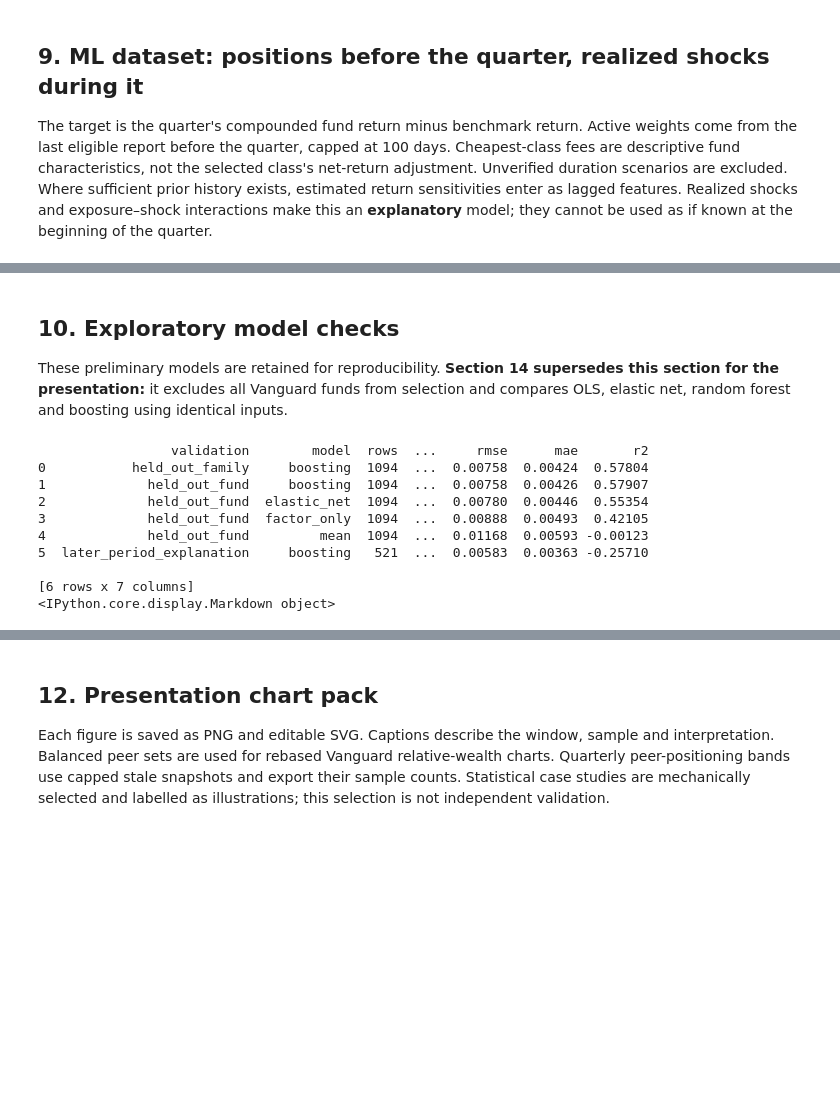
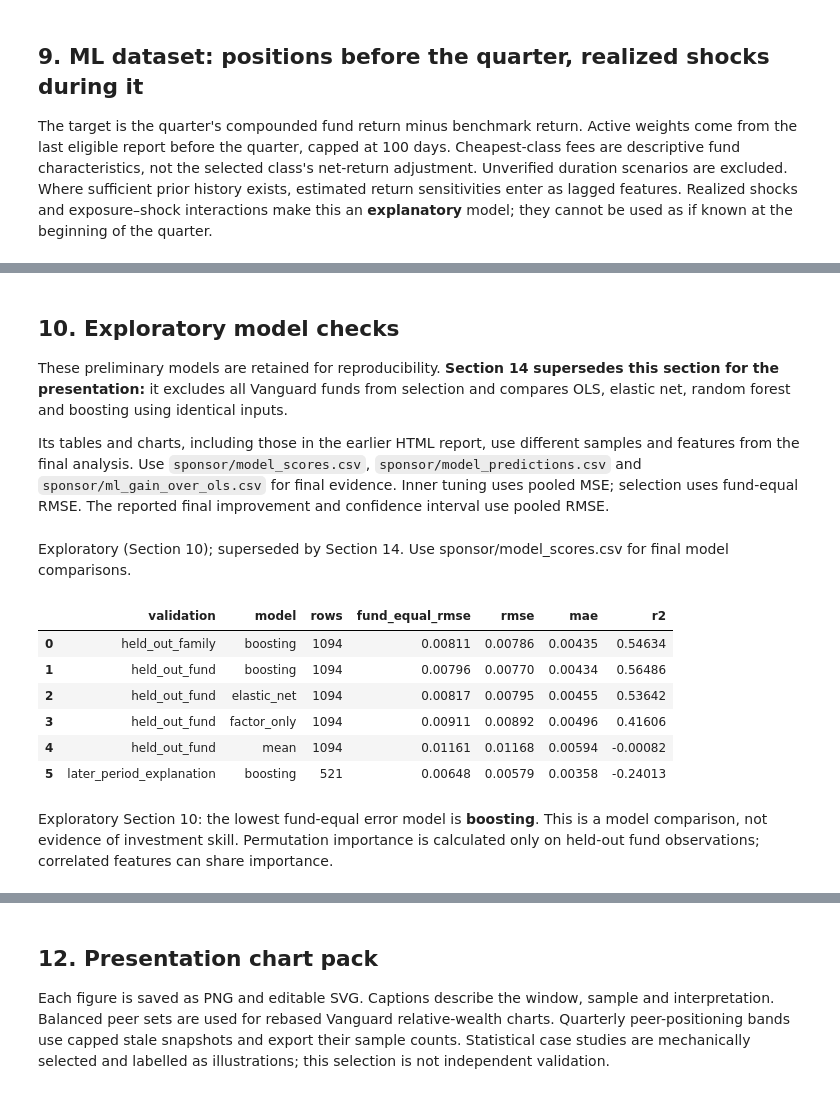
Before and after one commit to dakshg01/vanguard-cmu-capstone, a Jupyter notebook: Vanguard_Full_Analysis_With_Bloomberg_v2.ipynb, the cells around one changed output, grey strips where cells are left out. Saved outputs shown, nothing was run; the diff lists cells and outputs as text; code cells hidden in the pictures; blank space fills up the shorter version.

```diff
--- a/Vanguard_Full_Analysis_With_Bloomberg_v2.ipynb
+++ b/Vanguard_Full_Analysis_With_Bloomberg_v2.ipynb
@@ -945,7 +976,10 @@ note(f'ML panel: {len(ml_panel):,} fund-quarters, {ml_panel.series_id.nunique()
 ## 10. Exploratory model checks
 
 These preliminary models are retained for reproducibility. **Section 14 supersedes this section for the presentation:** it excludes all Vanguard funds from selection and compares OLS, elastic net, random forest and boosting using identical inputs.
+
+Its tables and charts, including those in the earlier HTML report, use different samples and features from the final analysis. Use `sponsor/model_scores.csv`, `sponsor/model_predictions.csv` and `sponsor/ml_gain_over_ols.csv` for final evidence. Inner tuning uses pooled MSE; selection uses fund-equal RMSE. The reported final improvement and confidence interval use pooled RMSE.
 # %%
+exploratory_ml_label='Exploratory (Section 10); superseded by Section 14'
 ml_predictions=[];ml_scores=[];ml_importance=[];ml_parameters=[];ml_coefs=[];final_ml=None
 def make_estimator(kind):
     if kind=='boosting':
@@ -1003,48 +1037,48 @@ if len(ml_panel)>=100 and ml_panel.series_id.nunique()>=10 and len(shock_cols)>=
     selected=initial_scores[initial_scores.model.isin(['elastic_net','boosting'])].sort_values('fund_equal_rmse').iloc[0].model
     # Family holdout evaluates the selected specification on related-fund separation.
     family_folds=GroupKFold(n_splits=min(5,ml_panel.manager.nunique()))
     for fold,(tr,te) in enumerate(family_folds.split(ml_panel,groups=ml_panel.manager)):
         train=ml_panel.iloc[tr];test=ml_panel.iloc[te]
         check('whole-family ML split',set(train.manager).isdisjoint(test.manager),fold)
         est,pars=fit_ml(selected,train,feature_cols,train.manager)
         with threadpool_limits(limits=1):pred=est.predict(test[feature_cols])
         z=test[['series_id','quarter_end','target']].copy();z['prediction']=pred;z['fold']=fold;z['model']=selected;z['validation']='held_out_family';ml_predictions.append(z)
     # Later-period explanatory test: macro shocks remain realized, so do not call this forecasting.
     for year in [2023,2024,2025]:
         train=ml_panel[ml_panel.quarter_end.dt.year<year];test=ml_panel[ml_panel.quarter_end.dt.year==year]
         if len(train)<80 or len(test)<20 or train.series_id.nunique()<5:continue
         check('forward calendar split',train.quarter_end.max()<test.quarter_end.min())
         est,pars=fit_ml(selected,train,feature_cols,train.series_id)
         with threadpool_limits(limits=1):pred=est.predict(test[feature_cols])
         z=test[['series_id','quarter_end','target']].copy();z['prediction']=pred;z['fold']=year;z['model']=selected;z['validation']='later_period_explanation';ml_predictions.append(z)
     oof=pd.concat(ml_predictions,ignore_index=True)
     for (validation,model),z in oof.groupby(['validation','model']):
         per_fund=z.groupby('series_id').apply(lambda a:np.mean((a.target-a.prediction)**2),include_groups=False)
         ml_scores.append(dict(validation=validation,model=model,rows=len(z),fund_equal_rmse=np.sqrt(per_fund.mean()),**score_prediction(z.target,z.prediction)))
-    ml_scores=pd.DataFrame(ml_scores);save_table(ml_scores,'ml_validation_scores');save_table(oof,'ml_out_of_fold_predictions')
+    ml_scores=pd.DataFrame(ml_scores);save_table(ml_scores.assign(analysis_status=exploratory_ml_label),'ml_validation_scores');save_table(oof.assign(analysis_status=exploratory_ml_label),'ml_out_of_fold_predictions')
     temporal=ml_scores[ml_scores.validation.eq('later_period_explanation')]
     if len(temporal) and (temporal.r2<0).any():
         issue('ml_time_generalization','Later-period explanatory R-squared is negative: the cross-fund relationship did not reliably generalize across time. Do not promote cross-fund validation into a forecasting or persistent-skill claim.')
-    ml_importance=pd.DataFrame(ml_importance);save_table(ml_importance,'ml_held_out_permutation_importance')
-    save_table(pd.DataFrame(ml_parameters),'ml_nested_hyperparameters',True)
-    save_table(pd.DataFrame(ml_coefs),'elastic_net_fold_coefficients')
+    ml_importance=pd.DataFrame(ml_importance);save_table(ml_importance.assign(analysis_status=exploratory_ml_label),'ml_held_out_permutation_importance')
+    save_table(pd.DataFrame(ml_parameters).assign(analysis_status=exploratory_ml_label),'ml_nested_hyperparameters',True)
+    save_table(pd.DataFrame(ml_coefs).assign(analysis_status=exploratory_ml_label),'elastic_net_fold_coefficients')
     final_ml,_=fit_ml(selected,ml_panel,feature_cols,ml_panel.series_id)
+    note(exploratory_ml_label+'. Use sponsor/model_scores.csv for final model comparisons.')
     display(ml_scores.round(5))
-    note(f'The lower fund-equal error model is **{selected}**. This is a model comparison, not evidence of investment skill. Permutation importance is calculated only on held-out fund observations; correlated features can share importance.')
+    note(f'Exploratory Section 10: the lowest fund-equal error model is **{selected}**. This is a model comparison, not evidence of investment skill. Permutation importance is calculated only on held-out fund observations; correlated features can share importance.')
 else:
     ml_scores=pd.DataFrame();oof=pd.DataFrame();ml_importance=pd.DataFrame()
     issue('ml_insufficient','Too few eligible fund-quarters or macro factors; ML is skipped rather than fit to an unsupported sample.')
 # %% [output]
-                 validation        model  rows  ...     rmse      mae       r2
-0           held_out_family     boosting  1094  ...  0.00758  0.00424  0.57804
-1             held_out_fund     boosting  1094  ...  0.00758  0.00426  0.57907
-2             held_out_fund  elastic_net  1094  ...  0.00780  0.00446  0.55354
-3             held_out_fund  factor_only  1094  ...  0.00888  0.00493  0.42105
-4             held_out_fund         mean  1094  ...  0.01168  0.00593 -0.00123
-5  later_period_explanation     boosting   521  ...  0.00583  0.00363 -0.25710
-
-[6 rows x 7 columns]
-<IPython.core.display.Markdown object>
+Exploratory (Section 10); superseded by Section 14. Use sponsor/model_scores.csv for final model comparisons.
+|  | validation | model | rows | fund_equal_rmse | rmse | mae | r2 |
+| 0 | held_out_family | boosting | 1094 | 0.00811 | 0.00786 | 0.00435 | 0.54634 |
+| 1 | held_out_fund | boosting | 1094 | 0.00796 | 0.00770 | 0.00434 | 0.56486 |
+| 2 | held_out_fund | elastic_net | 1094 | 0.00817 | 0.00795 | 0.00455 | 0.53642 |
+| 3 | held_out_fund | factor_only | 1094 | 0.00911 | 0.00892 | 0.00496 | 0.41606 |
+| 4 | held_out_fund | mean | 1094 | 0.01161 | 0.01168 | 0.00594 | -0.00082 |
+| 5 | later_period_explanation | boosting | 521 | 0.00648 | 0.00579 | 0.00358 | -0.24013 |
+Exploratory Section 10: the lowest fund-equal error model is **boosting**. This is a model comparison, not evidence of investment skill. Permutation importance is calculated only on held-out fund observations; correlated features can share importance.
 # %% [markdown]
 ## 11. Evidence scorecards rather than forced skill labels
 
```
Also changed, not shown: parts of 21 cells of this notebook.
